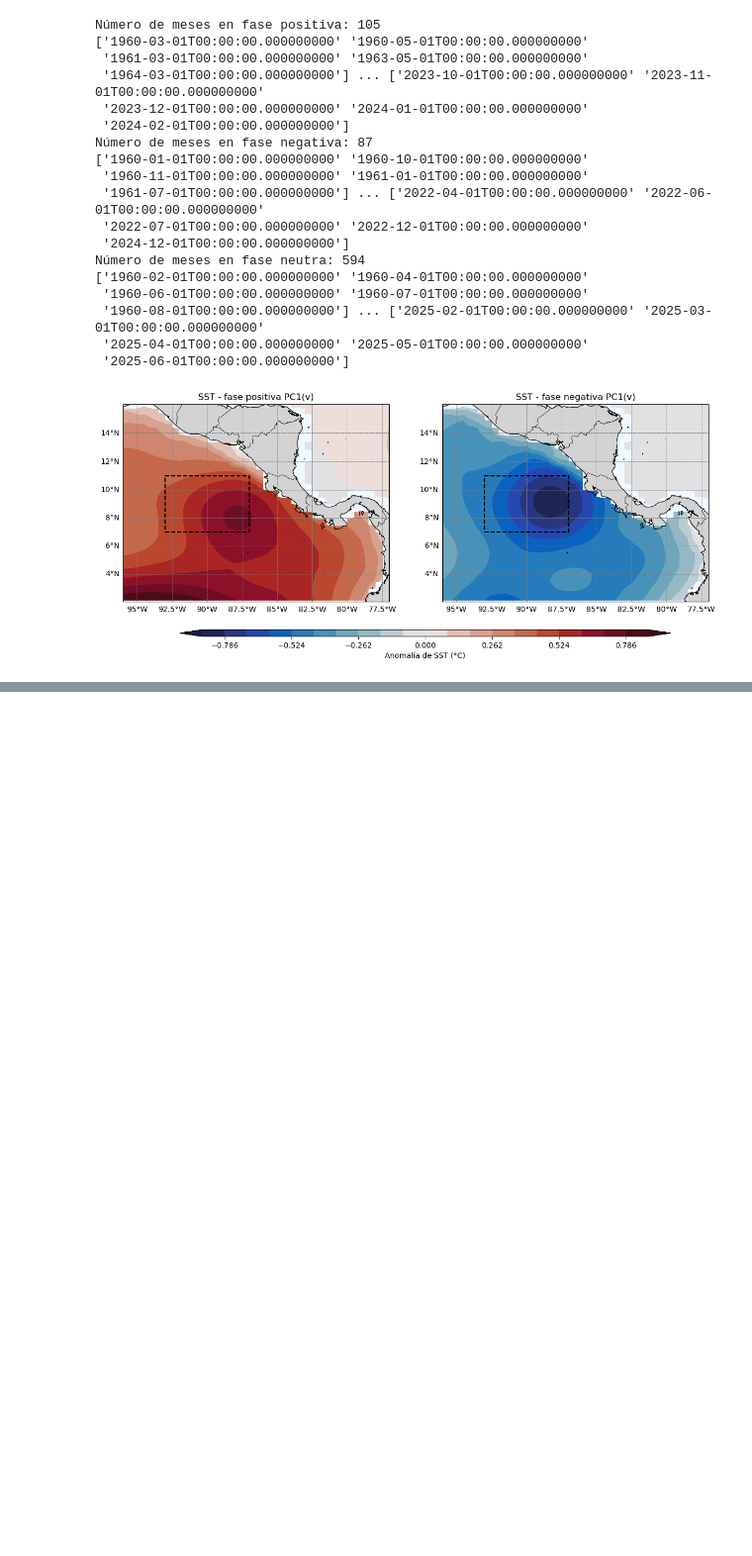
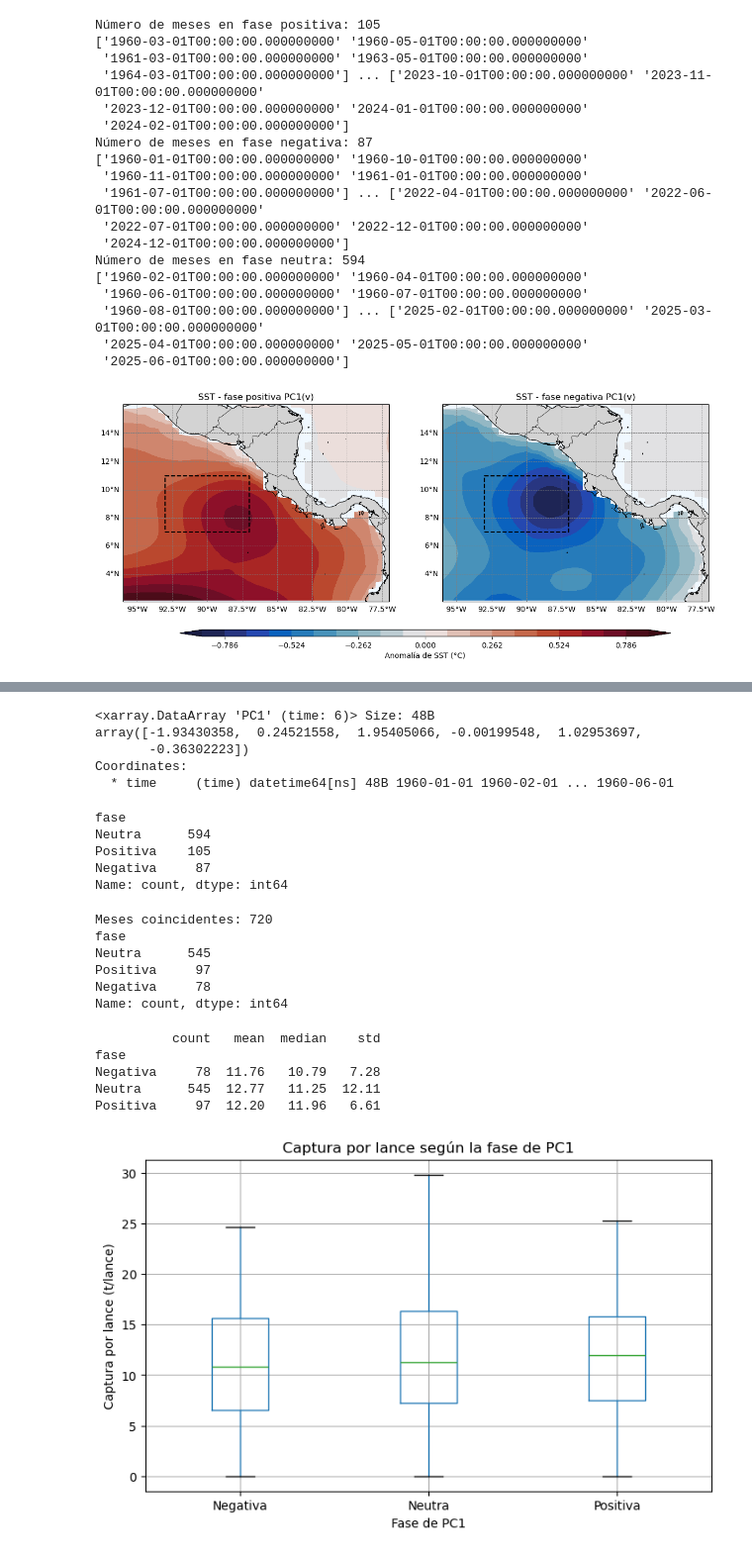
Before and after one commit to Intercoonecta/OHWE_26_ATUN_TEMP, a Jupyter notebook: Exploracion_atun_CR.ipynb, the cells around one changed output, grey strips where cells are left out. Shown at 99% size. Cells and saved outputs as stored; diff of their text form; code cells hidden in the pictures; blank space fills up the shorter version.

Commit message:
Add files via upload
con el análisis estadistico propuesto por Jesús y un modelo que quise aplicar pero no dio

```diff
--- a/Exploracion_atun_CR.ipynb
+++ b/Exploracion_atun_CR.ipynb
@@ -722,0 +756,79 @@ Número de meses en fase neutra: 594
+# %%
+# Mostrar los primeros seis valores y sus fechas
+print(pc1.head(6))
+# %% [output]
+<xarray.DataArray 'PC1' (time: 6)> Size: 48B
+array([-1.93430358,  0.24521558,  1.95405066, -0.00199548,  1.02953697,
+       -0.36302223])
+Coordinates:
+  * time     (time) datetime64[ns] 48B 1960-01-01 1960-02-01 ... 1960-06-01
+# %%
+# Convertir PC1 en una tabla
+tabla_fases = pc1.to_dataframe().reset_index()
+tabla_fases = tabla_fases.rename(columns={"time": "fecha"})
+
+# Calcular el umbral utilizado por el compañero
+umbral = float(pc1.std(dim="time"))
+
+# Clasificar los meses
+tabla_fases["fase"] = "Neutra"
+
+tabla_fases.loc[tabla_fases["PC1"] > umbral, "fase"] = "Positiva"
+tabla_fases.loc[tabla_fases["PC1"] < -umbral, "fase"] = "Negativa"
+
+# Contar los meses por fase
+print(tabla_fases["fase"].value_counts())
+# %% [output]
+fase
+Neutra      594
+Positiva    105
+Negativa     87
+Name: count, dtype: int64
+# %%
+# Añadir la fase de PC1 a los meses del análisis
+datos_fases = datos_analisis.merge(
+    tabla_fases[["fecha", "PC1", "fase"]],
+    on="fecha",
+    how="inner",
+    validate="one_to_one"
+)
+
+# Comprobar cuántos meses coinciden por fase
+print("Meses coincidentes:", len(datos_fases))
+print(datos_fases["fase"].value_counts())
+# %% [output]
+Meses coincidentes: 720
+fase
+Neutra      545
+Positiva     97
+Negativa     78
+Name: count, dtype: int64
+# %%
+# Resumir la captura por lance de cada fase
+resumen_fases = datos_fases.groupby("fase")[
+    "captura_por_lance"
+].agg(["count", "mean", "median", "std"])
+
+print(resumen_fases.round(2))
+# %% [output]
+          count   mean  median    std
+fase
+Negativa     78  11.76   10.79   7.28
+Neutra      545  12.77   11.25  12.11
+Positiva     97  12.20   11.96   6.61
+# %%
+# Comparar la captura por lance entre fases
+datos_fases.boxplot(
+    column="captura_por_lance",
+    by="fase",
+    figsize=(8, 5),
+    showfliers=False
+)
+
+plt.xlabel("Fase de PC1")
+plt.ylabel("Captura por lance (t/lance)")
+plt.title("Captura por lance según la fase de PC1")
+plt.suptitle("")
+plt.show()
+# %% [output]
+[figure, added]
```
Also changed, not shown: parts of 53 cells of this notebook.
